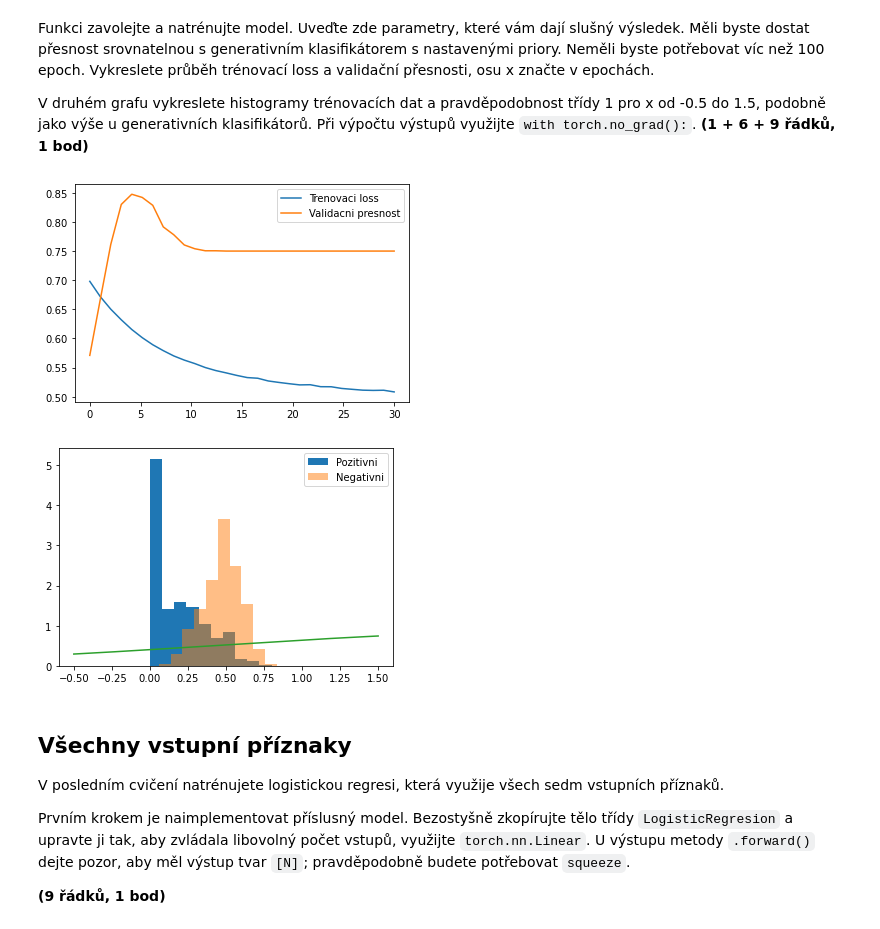
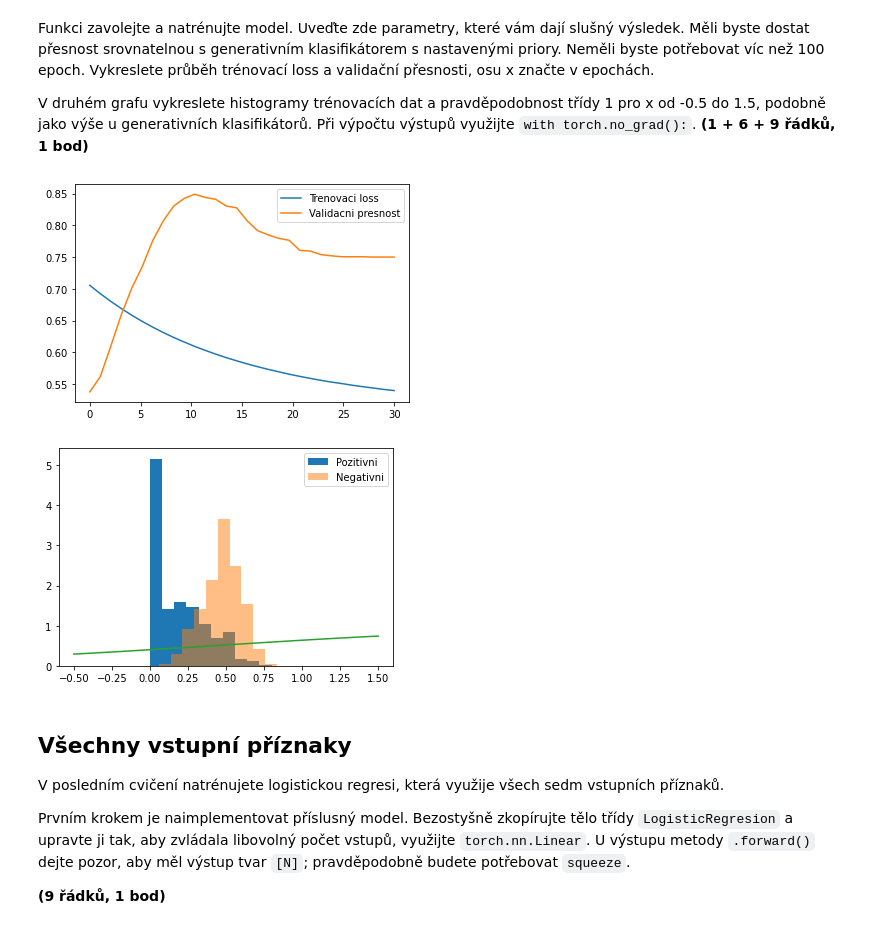
Before and after one commit to RouSkiSroup/SUI_1-uloha, a Jupyter notebook: domaci-uloha/zadani.ipynb, the cells around one changed output. Cells and saved outputs as stored; diff of their text form; code cells hidden in the pictures.

```diff
--- a/domaci-uloha/zadani.ipynb
+++ b/domaci-uloha/zadani.ipynb
@@ -262,19 +273,19 @@ Připravený kód funkci použije na konstrukci tří minibatchí pro trénován
 **(6 řádků, 2 body)**
 # %%
 def batch_provider(xs, targets, batch_size=10):
-    tmp_array = []
+    indexes = []
     cycle_len = 0
     for i in np.random.permutation(range(len(xs))):
         cycle_len += 1
-        tmp_array.append(i)
-        if (len(tmp_array) == batch_size) or (cycle_len == len(xs)):
+        indexes.append(i)
+        if (len(indexes) == batch_size) or (cycle_len == len(xs)):
             left = []
             right = []
-            tmp_tmp_array = tmp_array
-            tmp_array = []
-            for j in range(len(tmp_tmp_array)):
-                left.append(xs[tmp_tmp_array[j]])
-                right.append(targets[tmp_tmp_array[j]])
+            tmp_indexes = indexes
+            indexes = []
+            for j in range(len(tmp_indexes)):
+                left.append(xs[tmp_indexes[j]])
+                right.append(targets[tmp_indexes[j]])
             yield torch.Tensor(left), torch.Tensor(right)
 
 
@@ -343,28 +354,28 @@ Při výpočtu výstupů využijte `with torch.no_grad():`.
 # %%
 epoch = 30
 
-model, losses, accuracies = train_single_fea_llr(FOI, epoch, 0.001, 30)
+model, losses, accuracies = train_single_fea_llr(FOI, epoch, 0.001, 64)
 x = np.linspace(0,epoch,epoch)
 plt.plot(x, losses)
 
 x = np.linspace(0,epoch,epoch)
 plt.plot(x, accuracies)
 
 plt.legend(["Trenovaci loss", "Validacni presnost"])
 plt.show()
 
 # x = np.linspace(0, len(train_dataset.xs[:, FOI]), len(train_dataset.xs[:, FOI]))
 linsp = np.linspace(-0.5,1.5,len(train_dataset.pos[:, FOI]))
 model_ret_1 = model.prob_class_1(linsp)
 
 with torch.no_grad():
     plt.hist(train_dataset.neg[:, FOI], density=True)
     plt.hist(train_dataset.pos[:, FOI], density=True, alpha= 0.5)
     plt.legend(["Pozitivni", "Negativni"])
     plt.plot(linsp, model_ret_1)
     plt.show()
 # %% [output]
-[figure, old version]
+[figure, new version]
 [figure]
 # %% [markdown]
 ## Všechny vstupní příznaky
```
Also changed, not shown: parts of 11 cells of this notebook.
